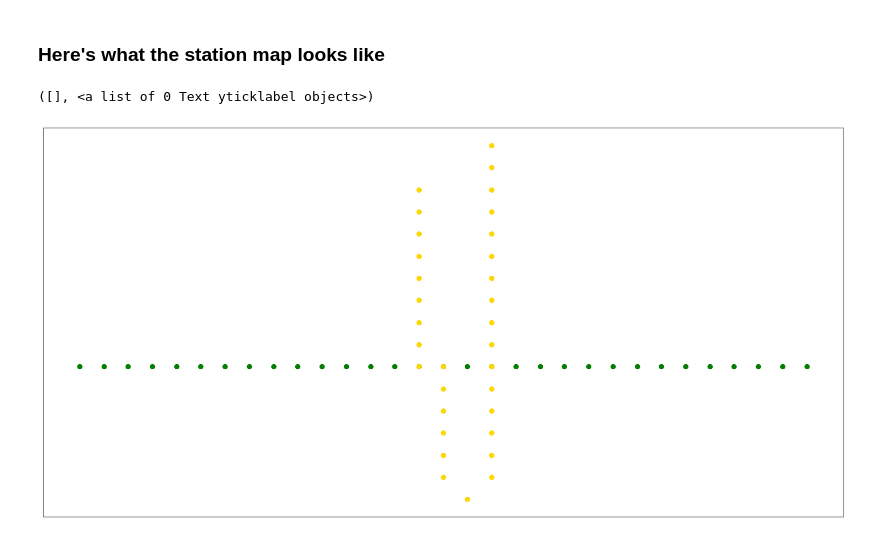
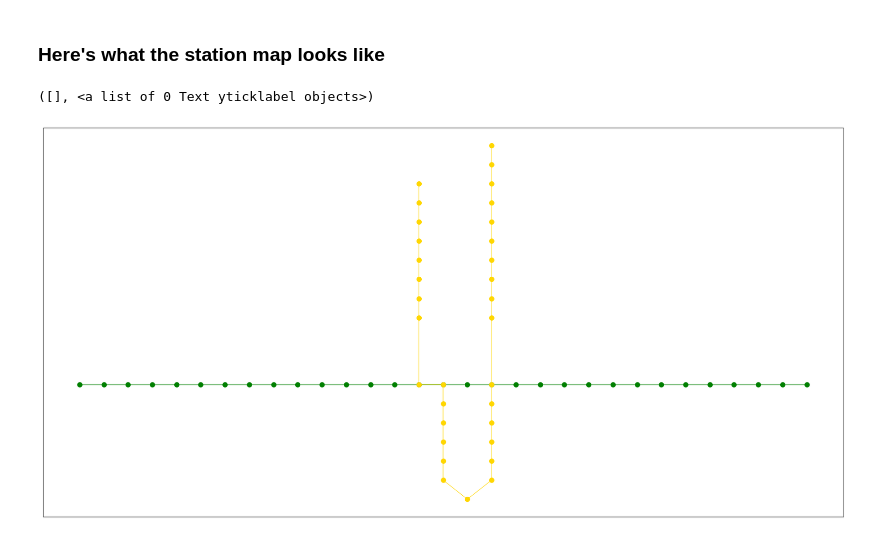
Before and after one commit to npricejones/ttc-vis, a Jupyter notebook: delay-ridership.ipynb, the cells around one changed output. Saved outputs shown, nothing was run; the diff lists cells and outputs as text; code cells hidden in the pictures.

```diff
--- a/delay-ridership.ipynb
+++ b/delay-ridership.ipynb
@@ -79,8 +88,9 @@ bd_delays = station_stack(bd,delayinfo,directions='EW')
 # %% [markdown]
 ## Station Map Locations
 # %%
-NS_sep = 1
-EW_sep = 1
+NS_sep = 1.2
+EW_sep = 1.2
+barheight=2.5
 
 turn = yus.index('union')
 US_posy = np.arange(0,(turn)*NS_sep,NS_sep)[::-1]
@@ -91,8 +101,13 @@ NS_posy = np.concatenate((US_posy,-NS_sep*np.ones(1)))
 NS_posy = np.concatenate((NS_posy,Y_posy))
 NS_posx = np.concatenate((US_posx,np.zeros(1)))
 NS_posx = np.concatenate((NS_posx,Y_posx))
+# Adjust for two interchanges on west side
 NS_posy[0:(yus.index('spadina')+1)] -= NS_sep
 NS_posx[0:(yus.index('spadina')+1)] -= EW_sep
+
+# Adjust upwards to make room for bars
+NS_posy[0:(yus.index('spadina'))] += barheight*NS_sep
+NS_posy[(yus.index('bloor'))+1:] += barheight*NS_sep
 
 EW_posx = np.arange(0,len(bd)*EW_sep,EW_sep)
 EW_posy = np.zeros(len(EW_posx)) + (NS_posy[yus.index('spadina')])
@@ -101,11 +116,13 @@ EW_posx -= EW_posx[bd.index('bay')]
 ### Here's what the station map looks like
 # %%
 plt.figure(figsize=(30,15))
+plt.plot(EW_posx,EW_posy,color='g',lw=1)
+plt.plot(NS_posx,NS_posy,color='gold',lw=1)
 plt.plot(EW_posx,EW_posy,'o',color='g',markersize=10)
 plt.plot(NS_posx,NS_posy,'o',color='gold',markersize=10)
 plt.xticks([])
 plt.yticks([])
 # %% [output]
 ([], <a list of 0 Text yticklabel objects>)
-[figure, old version]
+[figure, new version]
 # %%
```
Also changed, not shown: parts of 4 cells of this notebook.
